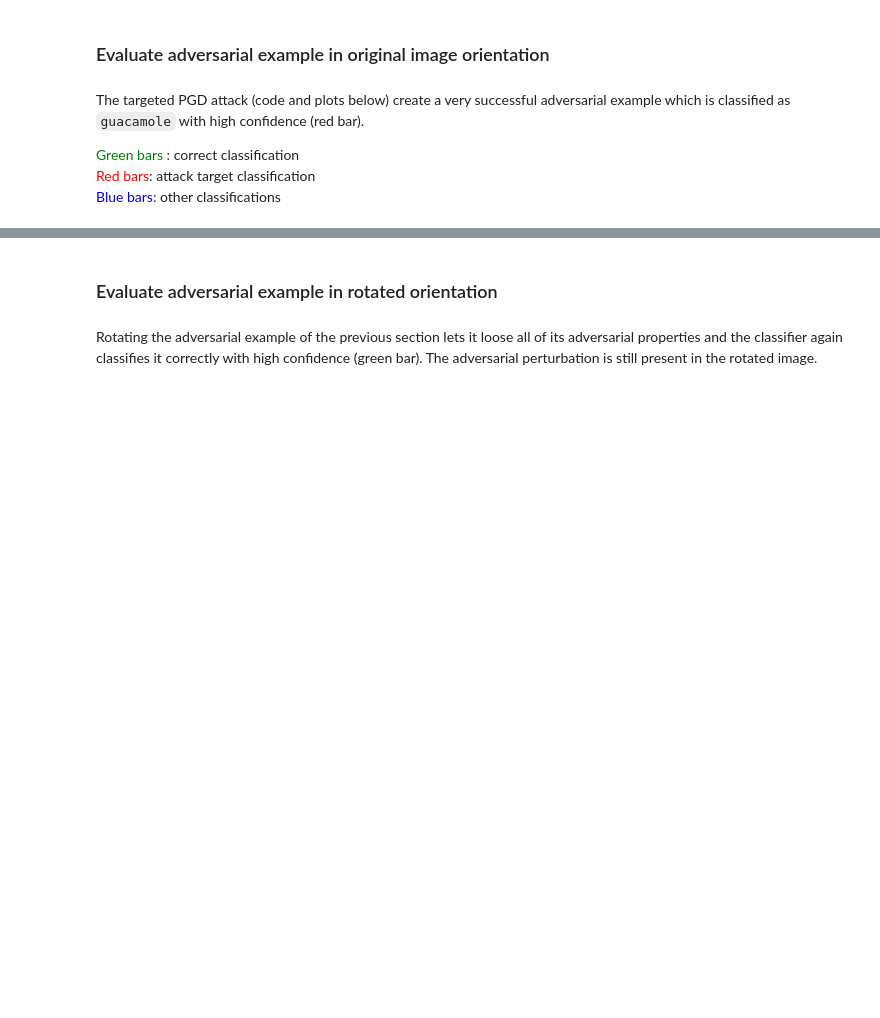
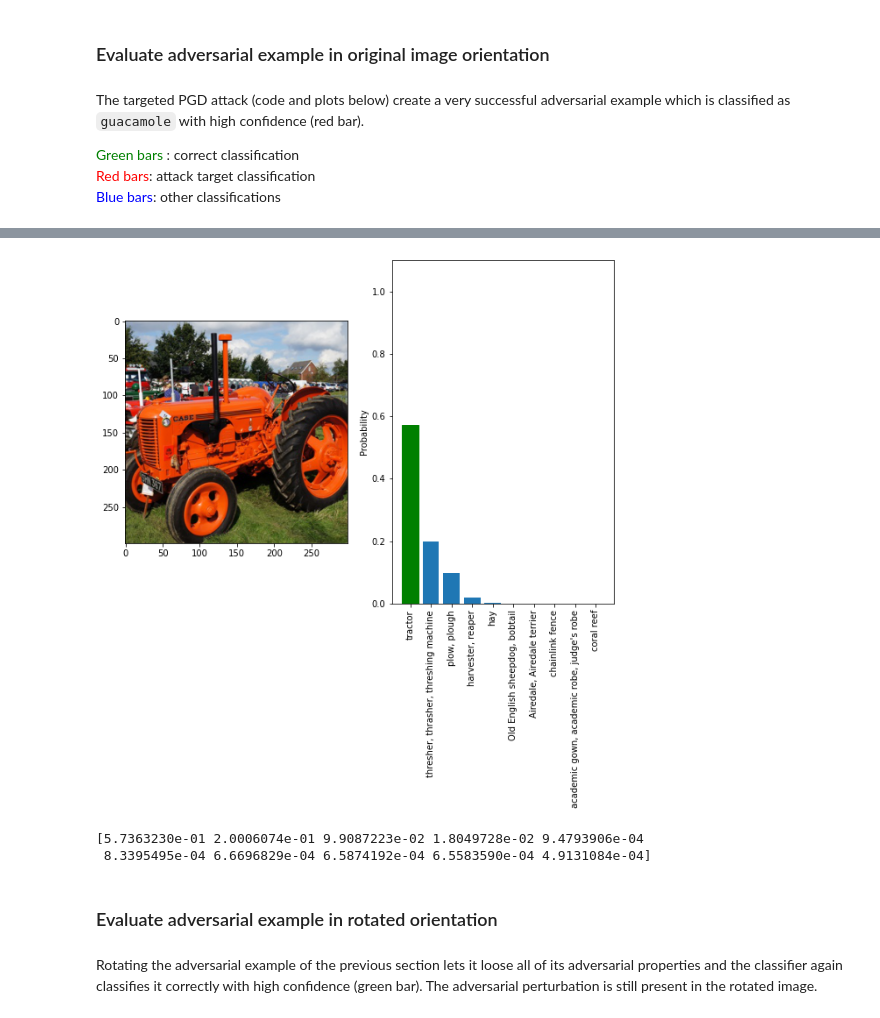
Before and after one commit to mspsullivan/DataCleaningProject, a Jupyter notebook: notebooks/expectation_over_transformation_classification_rotation.ipynb, the cells around one changed output, grey strips where cells are left out. Saved outputs shown, nothing was run; the diff lists cells and outputs as text; code cells hidden in the pictures; blank space fills up the shorter version.

```diff
--- a/notebooks/expectation_over_transformation_classification_rotation.ipynb
+++ b/notebooks/expectation_over_transformation_classification_rotation.ipynb
@@ -147,3 +150,11 @@ plot_prediction(np.squeeze(x_adv), y_pred_adv, correct_class=y, target_class=y_t
+# %%
+#get prediction on pure example
+y_pred_pure = classifier.predict(x)
+plot_prediction(np.squeeze(x), y_pred_pure, correct_class=y, target_class=y_target)
+# %% [output]
+[figure, added]
+[5.7363230e-01 2.0006074e-01 9.9087223e-02 1.8049728e-02 9.4793906e-04
+ 8.3395495e-04 6.6696829e-04 6.5874192e-04 6.5583590e-04 4.9131084e-04]
 # %% [markdown]
 ### Evaluate adversarial example in rotated orientation
 # %% [markdown]
```
Also changed, not shown: parts of 4 cells of this notebook.
